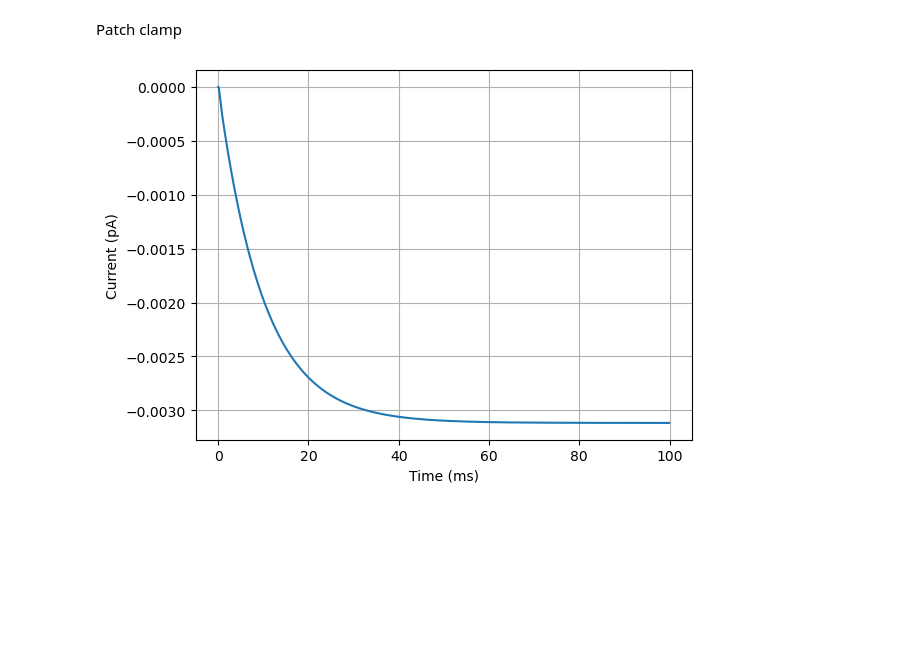
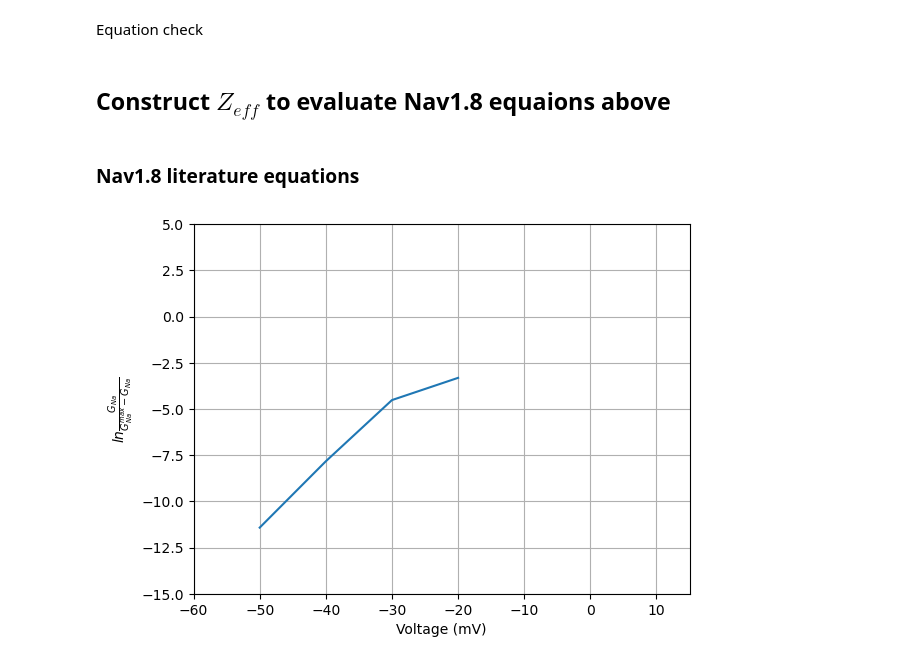
Before and after one commit to shcecter/nocimod, a Jupyter notebook: Zeff_eval.ipynb, the cells around one changed output. Saved outputs shown, nothing was run; the diff lists cells and outputs as text; code cells hidden in the pictures; blank space fills up the shorter version.

Commit message:
add: Zeff evaluation from experimental data

```diff
--- a/Zeff_eval.ipynb
+++ b/Zeff_eval.ipynb
@@ -14,19 +16,58 @@ The autoreload extension is already loaded. To reload it, use:
-# %% [markdown]
-Patch clamp
+# %%
+def max_conductances(voltages, neuron_group, neuron_group_statemon, restore_name):
+    """
+    Returns a list of max conductance values for given neuron group and list of voltages
+
+    :param voltages: list of voltages to iterate over
+    :param neuron_group: NeuronGroup to set voltage for each iteration
+    :param neuron_group_statemon: StateMonitor to record current values
+    :return: list of max conductance values
+    """
+    max_g = []
+    for v in voltages:
+        restore(restore_name)
+        neuron_group.v = v
+        run(200 * ms)
+        max_g.append(abs(neuron_group_statemon.INa18[0]).max() / v)
+    return max_g
+
+
+def plot_currents(voltages, m_model_neuron, m_model_statemon, restore_name):
+    """
+    Plots current values for given list of voltages
+
+    :param voltages: list of voltages to iterate over
+    :param m_model_neuron: NeuronGroup to set voltage for each iteration
+    :param m_model_statemon: StateMonitor to record current values
+    """
+    for v in voltages:
+        restore(restore_name)
+        m_model_neuron.v = v
+        run(100 * ms)
+        plot(m_model_statemon.t / ms, m_model_statemon.INa18[0] / nA)
+    xlabel("Time (ms)")
+    ylabel("Current (nA)")
+    grid()
+# %% [markdown]
+Equation check
+# %% [markdown]
+## Construct $Z_{eff}$ to evaluate Nav1.8 equaions above
+# %% [markdown]
+### Nav1.8 literature equations
 # %%
 start_scope()
 g18nav = 200*nS
 patchclamp_gna18_eq = gNa18_eq + Equations("v : volt (constant)")
 
 nav18_only_group = NeuronGroup(1, patchclamp_gna18_eq,
-                               namespace={"gNa18": g18nav}, method="exponential_euler")
-nav18_only_group.v = -65 * mV
+                               namespace={"gNa18": g18nav}, method="exponential_euler",
+                               name="Nav18")
 nav18_only_statemon = StateMonitor(nav18_only_group, ["INa18"], True)
+
 store("patch_clamp_init")
+
+experimental_voltages = arange(-50, -10, 10) * mV
+nav18_max_gs = max_conductances(experimental_voltages, nav18_only_group, nav18_only_statemon, "patch_clamp_init")
+plot_ln_G_vs_voltages(nav18_max_gs, experimental_voltages, g18nav)
+# %% [output]
+[figure, added]
-# %%
-plot(nav18_only_statemon.t / ms, nav18_only_statemon.INa18[0] / pA)
-xlabel("Time (ms)")
-ylabel("Current (pA)")
-grid()
-# %% [output]
-[figure, removed]
```
Also changed, not shown: parts of 12 cells of this notebook, 3 other files.
